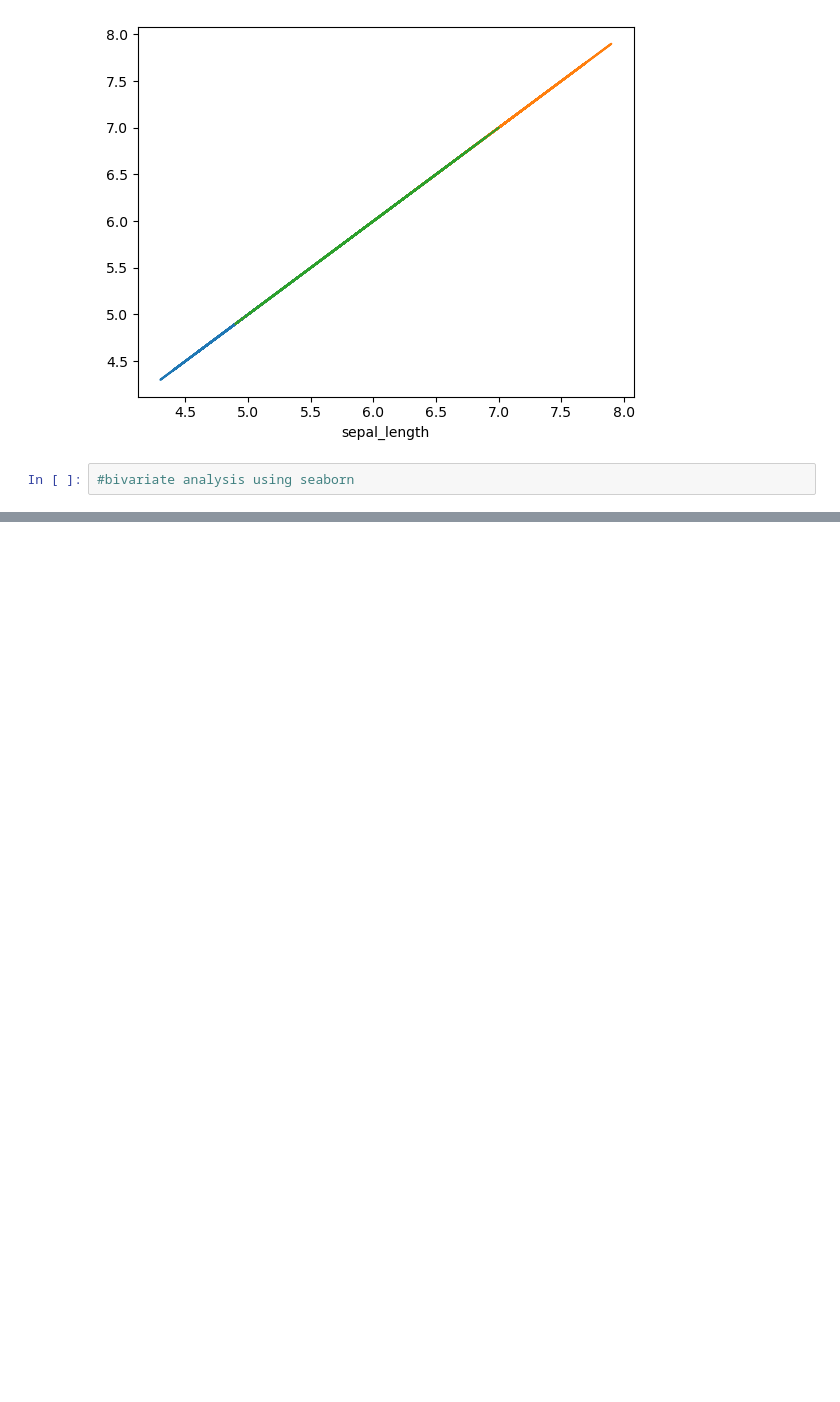
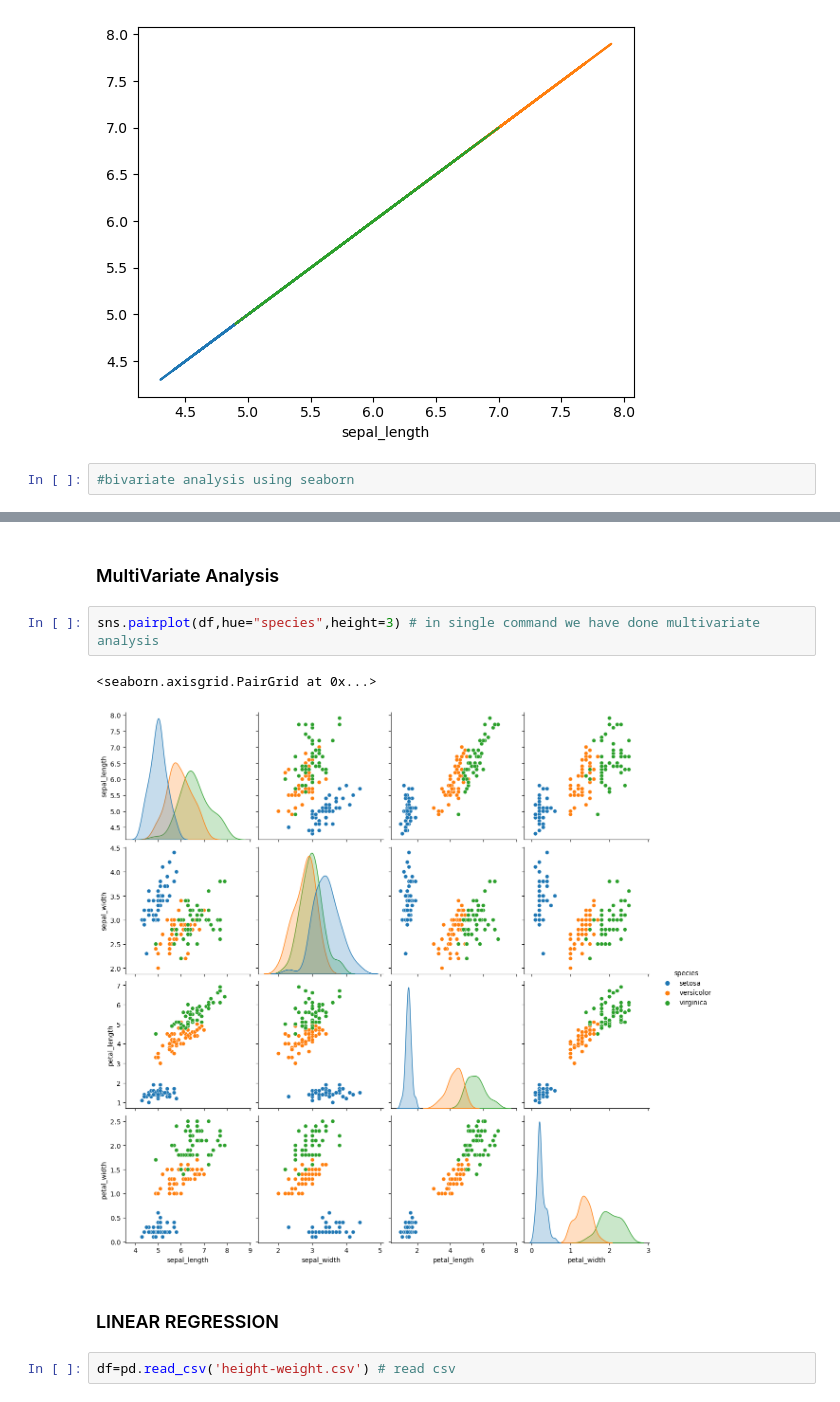
Before and after one commit to gmsai12345/ML-Learning, a Jupyter notebook: stat.ipynb, the cells around one changed output, grey strips where cells are left out. Saved outputs shown, nothing was run; the diff lists cells and outputs as text; blank space fills up the shorter version.

```diff
--- a/stat.ipynb
+++ b/stat.ipynb
@@ -82,0 +89,11 @@ Text(0.5, 0, 'sepal_length')
+# %% [markdown]
+### MultiVariate Analysis
+# %%
+sns.pairplot(df,hue="species",height=3) # in single command we have done multivariate analysis
+# %% [output]
+<seaborn.axisgrid.PairGrid at 0x...>
+[figure, added]
+# %% [markdown]
+### LINEAR REGRESSION
+# %%
+df=pd.read_csv('height-weight.csv') # read csv
```
Also changed, not shown: parts of 36 cells of this notebook, 10 other files.
